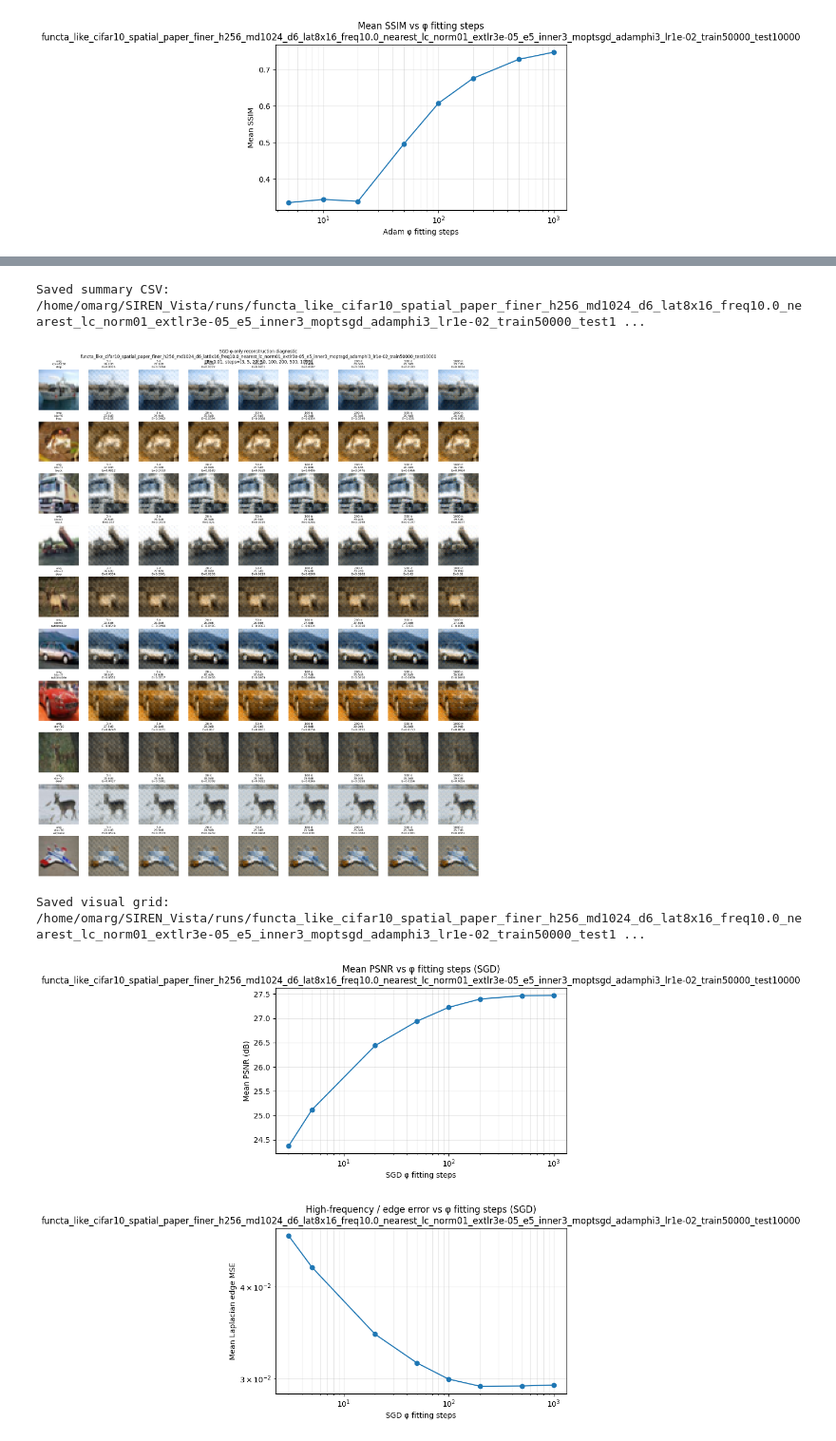
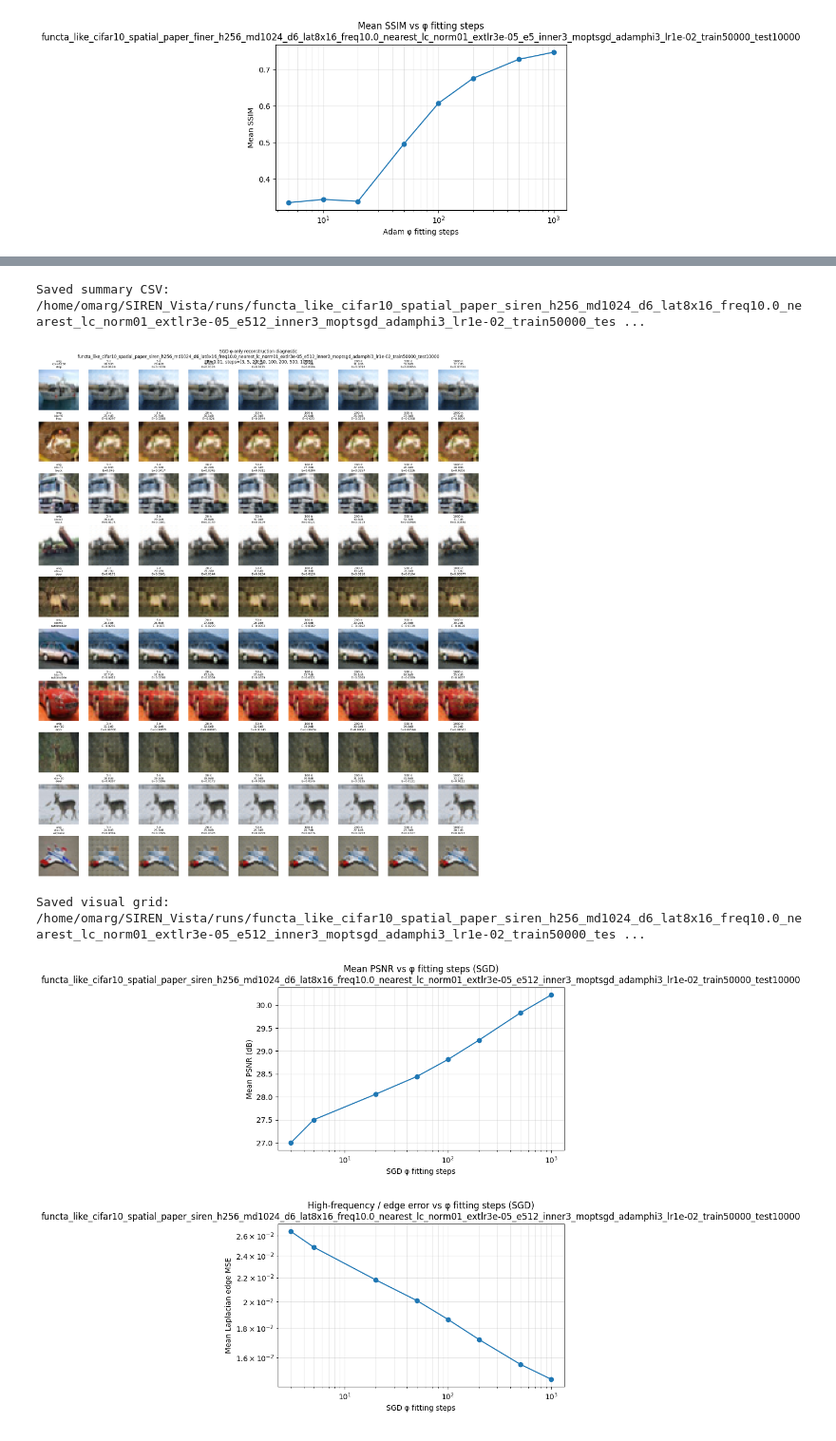
Before and after one commit to omarghara/SIREN_Vista, a Jupyter notebook: notebooks/model_reconstruction_tsne_perturbation_cifar10.ipynb, the cells around one changed output, grey strips where cells are left out. Shown at 95% size. Cells and saved outputs as stored; diff of their text form; code cells hidden in the pictures.

```diff
--- a/notebooks/model_reconstruction_tsne_perturbation_cifar10.ipynb
+++ b/notebooks/model_reconstruction_tsne_perturbation_cifar10.ipynb
@@ -2091,7 +2093,7 @@ import variants
 
 REPO_ROOT = "/home/omarg/SIREN_Vista"
 
-SLUG = "functa_like_cifar10_spatial_paper_finer_h256_md1024_d6_lat8x16_freq10.0_nearest_lc_norm01_extlr3e-05_e5_inner3_moptsgd_adamphi3_lr1e-02_train50000_test10000"
+SLUG = "functa_like_cifar10_spatial_paper_siren_h256_md1024_d6_lat8x16_freq10.0_nearest_lc_norm01_extlr3e-05_e512_inner3_moptsgd_adamphi3_lr1e-02_train50000_test10000"
 CKPT_PATH = f"{REPO_ROOT}/model_cifar10/{SLUG}/modSiren.pth"
 
 DATA_ROOT = "/home/omarg/data"
@@ -2530,5 +2532,5 @@ Saved metrics CSV: /home/omarg/SIREN_Vista/runs/functa_like_cifar10_spatial_pape
-Saved summary CSV: /home/omarg/SIREN_Vista/runs/functa_like_cifar10_spatial_paper_finer_h256_md1024_d6_lat8x16_freq10.0_nearest_lc_norm01_extlr3e-05_e5_inner3_moptsgd_adamphi3_lr1e-02_train50000_test1 ...
+Saved summary CSV: /home/omarg/SIREN_Vista/runs/functa_like_cifar10_spatial_paper_siren_h256_md1024_d6_lat8x16_freq10.0_nearest_lc_norm01_extlr3e-05_e512_inner3_moptsgd_adamphi3_lr1e-02_train50000_tes ...
-[figure, old version]
+[figure, new version]
-Saved visual grid: /home/omarg/SIREN_Vista/runs/functa_like_cifar10_spatial_paper_finer_h256_md1024_d6_lat8x16_freq10.0_nearest_lc_norm01_extlr3e-05_e5_inner3_moptsgd_adamphi3_lr1e-02_train50000_test1 ...
+Saved visual grid: /home/omarg/SIREN_Vista/runs/functa_like_cifar10_spatial_paper_siren_h256_md1024_d6_lat8x16_freq10.0_nearest_lc_norm01_extlr3e-05_e512_inner3_moptsgd_adamphi3_lr1e-02_train50000_tes ...
-[figure, old version]
+[figure, new version]
-[figure, old version]
+[figure, new version]
```
Also changed, not shown: parts of 8 cells of this notebook, 48 other files.
